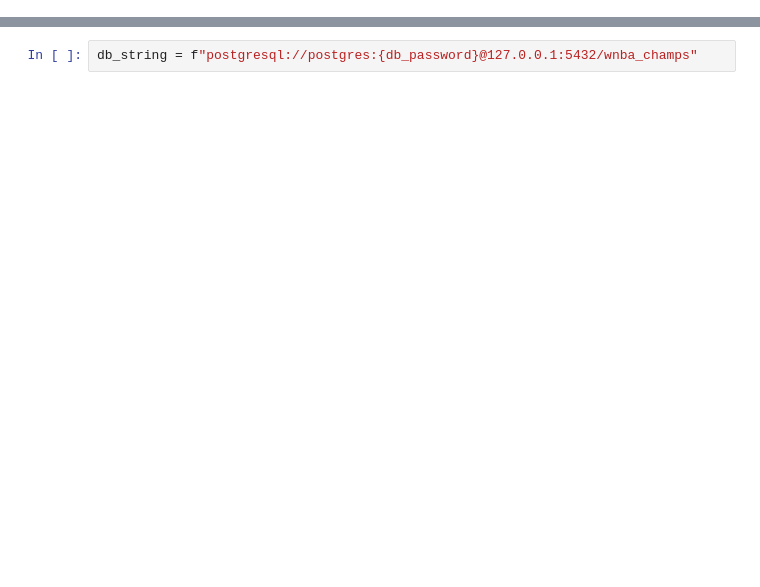
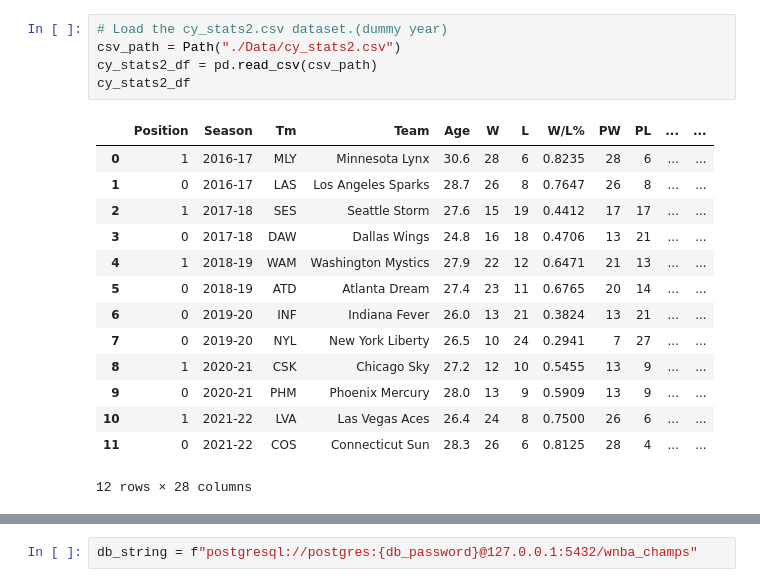
Before and after one commit to l-aldarondo/Sports-Predictions, a Jupyter notebook: database_inital_load.ipynb, the cells around one changed output, grey strips where cells are left out. Drawn from its saved outputs; the diff is of its cells as text; blank space fills up the shorter version.

```diff
--- a/database_inital_load.ipynb
+++ b/database_inital_load.ipynb
@@ -43,0 +93,20 @@ stats_df.head()
+# %%
+# Load the cy_stats2.csv dataset.(dummy year)
+csv_path = Path("./Data/cy_stats2.csv")
+cy_stats2_df = pd.read_csv(csv_path)
+cy_stats2_df
+# %% [output]
+|  | Position | Season | Tm | Team | Age | W | L | W/L% | PW | PL | ... | ... |
+| 0 | 1 | 2016-17 | MLY | Minnesota Lynx | 30.6 | 28 | 6 | 0.8235 | 28 | 6 | ... | ... |
+| 1 | 0 | 2016-17 | LAS | Los Angeles Sparks | 28.7 | 26 | 8 | 0.7647 | 26 | 8 | ... | ... |
+| 2 | 1 | 2017-18 | SES | Seattle Storm | 27.6 | 15 | 19 | 0.4412 | 17 | 17 | ... | ... |
+| 3 | 0 | 2017-18 | DAW | Dallas Wings | 24.8 | 16 | 18 | 0.4706 | 13 | 21 | ... | ... |
+| 4 | 1 | 2018-19 | WAM | Washington Mystics | 27.9 | 22 | 12 | 0.6471 | 21 | 13 | ... | ... |
+| 5 | 0 | 2018-19 | ATD | Atlanta Dream | 27.4 | 23 | 11 | 0.6765 | 20 | 14 | ... | ... |
+| 6 | 0 | 2019-20 | INF | Indiana Fever | 26.0 | 13 | 21 | 0.3824 | 13 | 21 | ... | ... |
+| 7 | 0 | 2019-20 | NYL | New York Liberty | 26.5 | 10 | 24 | 0.2941 | 7 | 27 | ... | ... |
+| 8 | 1 | 2020-21 | CSK | Chicago Sky | 27.2 | 12 | 10 | 0.5455 | 13 | 9 | ... | ... |
+| 9 | 0 | 2020-21 | PHM | Phoenix Mercury | 28.0 | 13 | 9 | 0.5909 | 13 | 9 | ... | ... |
+| 10 | 1 | 2021-22 | LVA | Las Vegas Aces | 26.4 | 24 | 8 | 0.7500 | 26 | 6 | ... | ... |
+| 11 | 0 | 2021-22 | COS | Connecticut Sun | 28.3 | 26 | 6 | 0.8125 | 28 | 4 | ... | ... |
+12 rows × 28 columns
```
Also changed, not shown: parts of 23 cells of this notebook, 2 other files.
